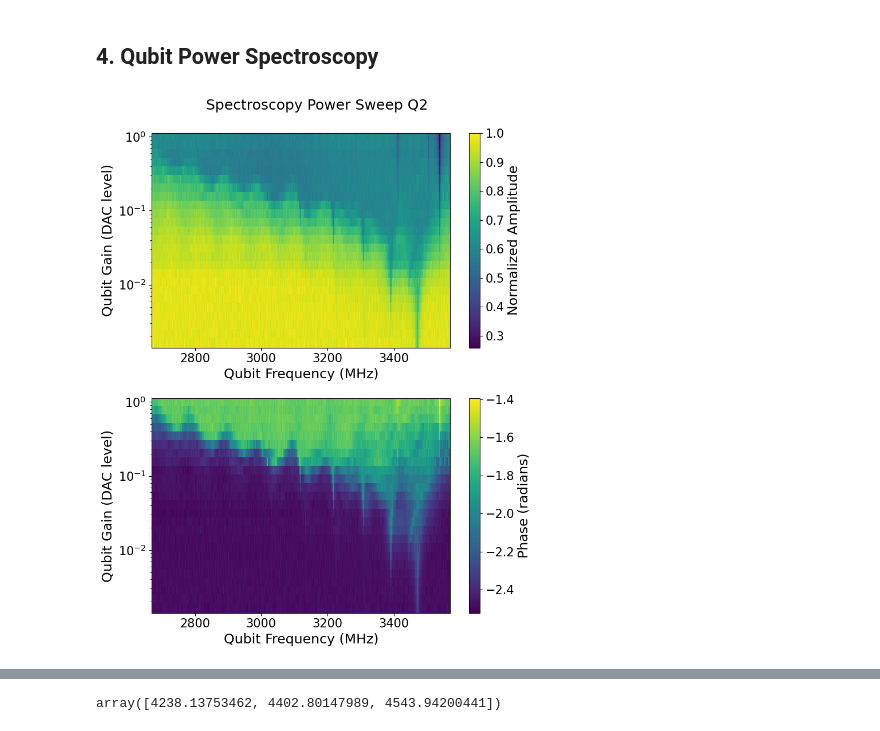
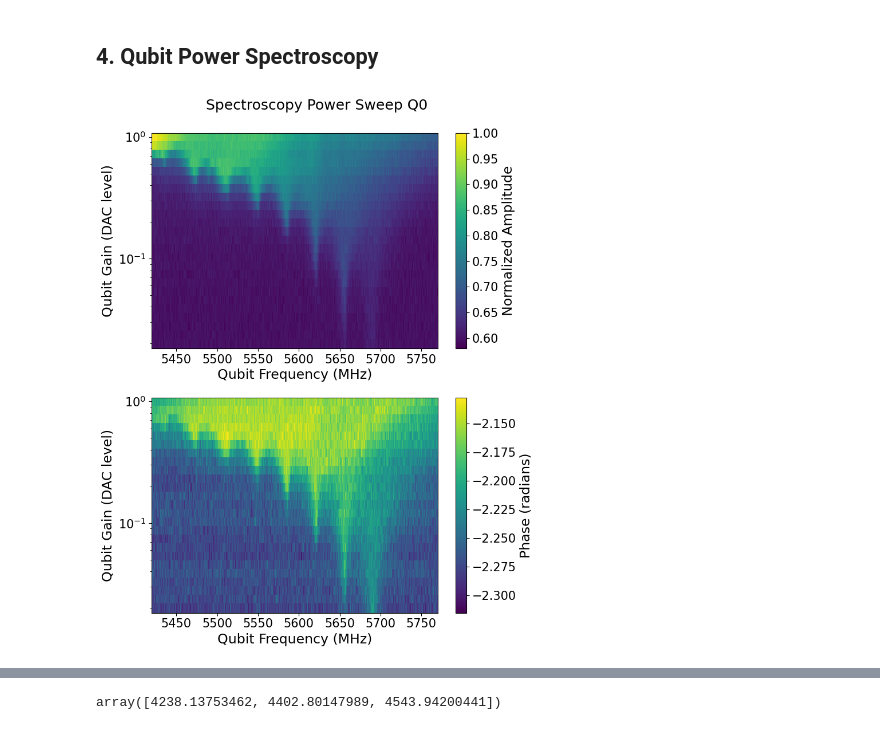
Before and after one commit to SchusterLab/slab_qick_calib, a Jupyter notebook: notebooks_analysis/load_and_analyze_old_data.ipynb, the cells around one changed output, grey strips where cells are left out. Drawn from its saved outputs; the diff is of its cells as text; code cells hidden in the pictures.

```diff
--- a/notebooks_analysis/load_and_analyze_old_data.ipynb
+++ b/notebooks_analysis/load_and_analyze_old_data.ipynb
@@ -169,15 +139,18 @@ R2:0.868        Fit par error:0.073      Best fit:b'avgi'
 # %% [markdown]
 ## 4. Qubit Power Spectroscopy
 # %%
-DATA_DIR = "C:/_Data/sample_50/data"
+DATA_DIR = "C:/_Data/sample_68_2/data"
 from slab_qick_calib.experiments.single_qubit.pulse_probe_spectroscopy import QubitSpecPower
 
 #qsp = QubitSpecPower.from_h5file(f"{DATA_DIR}/qubit_spectroscopy_power_coarse_qubit1_00004.h5")
 #qsp = QubitSpecPower.from_h5file(f"{DATA_DIR}/qubit_spectroscopy_power_coarse_qubit2_00001.h5")
-qsp = QubitSpecPower.from_h5file(f"{DATA_DIR}/qubit_spectroscopy_power_coarse_qubit2_00006.h5")
+#qsp = QubitSpecPower.from_h5file(f"{DATA_DIR}/qubit_spectroscopy_power_coarse_qubit2_00006.h5")
+#qsp = QubitSpecPower.from_h5file(f"{DATA_DIR}/qubit_spectroscopy_power_coarse_qubit3_00004.h5")
+qsp = QubitSpecPower.from_h5file(f"{DATA_DIR}/qubit_spectroscopy_power_coarse_qubit0_00005.h5")
+
 qsp.analyze()
 qsp.display(display='talk', normalize=True)
 # %% [output]
-[figure, old version]
+[figure, new version]
 # %%
 # Find peak frequencies across the full 2D power spectroscopy dataset.
```
Also changed, not shown: parts of 17 cells of this notebook, 28 other files.
